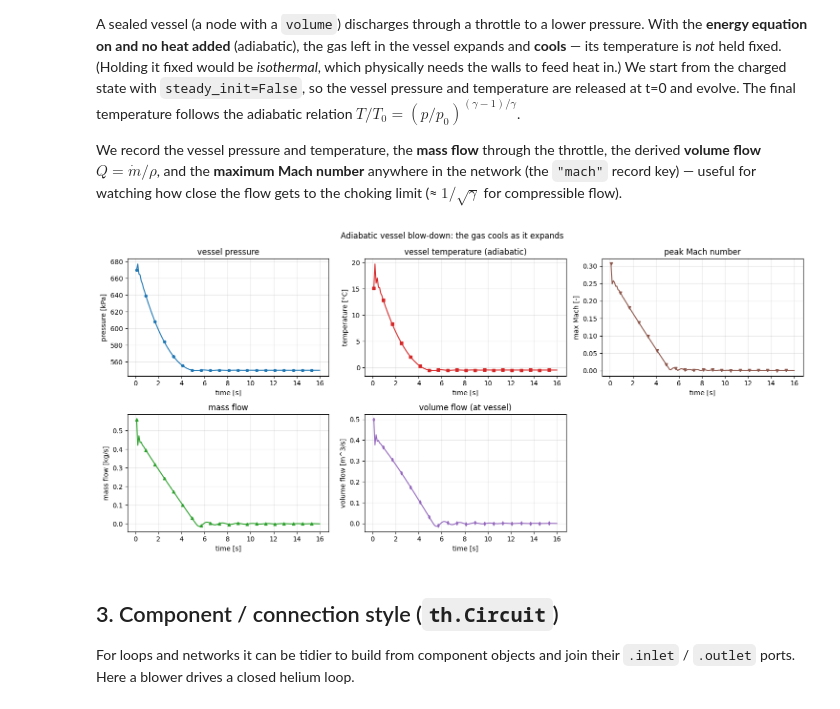
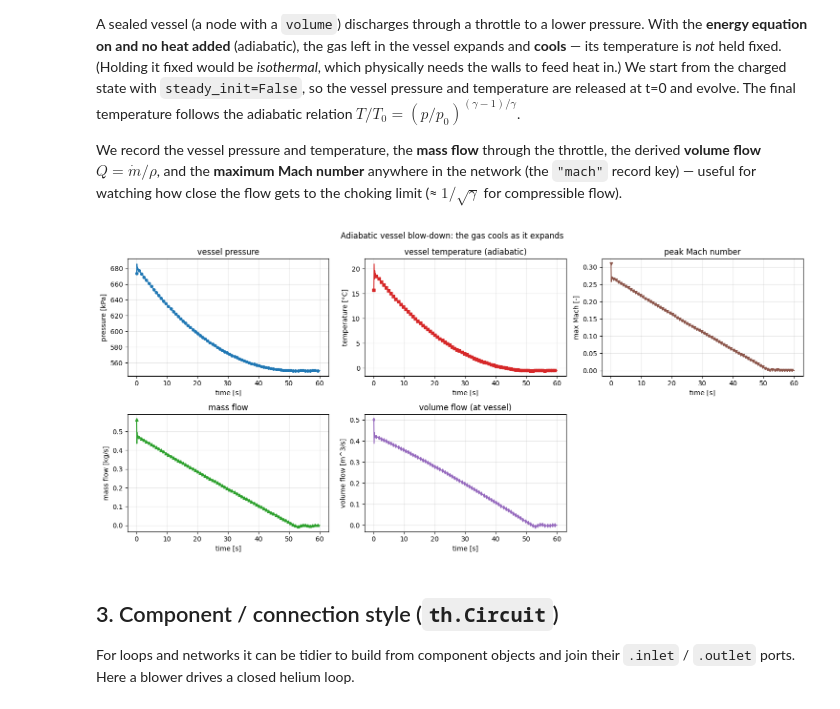
Before and after one commit to markmit1908/OpenTH, a Jupyter notebook: examples/quickstart.ipynb, the cells around one changed output. Drawn from its saved outputs; the diff is of its cells as text; code cells hidden in the pictures.

```diff
--- a/examples/quickstart.ipynb
+++ b/examples/quickstart.ipynb
@@ -67,39 +67,39 @@ import matplotlib.pyplot as plt
 he = th.Fluid("helium")
 m = th.Model(fluid=he)
 m.add_pipe("tank", "out", length=10.0, diameter=0.05, n_cells=2, name="throttle")
-m.set_volume("tank", 8.0)            # m^3 vessel
+m.set_volume("tank", 80.0)            # m^3 vessel
 m.set_initial("tank", p=700e3, T=300.0)   # charged to 700 kPa / 300 K
 m.pressure_boundary("out", p=550e3, T=300.0)   # discharge to 550 kPa
 
 # Adiabatic (solve_energy=True, no heat source), released from the charged state.
-hist = m.run(dt=0.1, duration=16.0,
+hist = m.run(dt=0.1, duration=60.0,
              record=("p:tank", "T:tank", "flow:throttle", "mach"),
              alpha=0.6, relaxation=0.4, solve_energy=True, steady_init=False)
 t = hist["t"]
 mdot = hist["flow:throttle"]                                   # mass flow [kg/s]
 vdot = [md / he.density(p, T)                                  # volume flow [m^3/s]
         for md, p, T in zip(mdot, hist["p:tank"], hist["T:tank"])]
 
 fig, ax = plt.subplots(2, 3, figsize=(15, 7))
 ax[0, 0].plot(t, [p / 1e3 for p in hist["p:tank"]], marker="o", markevery=8, ms=4)
 ax[0, 0].set(xlabel="time [s]", ylabel="pressure [kPa]", title="vessel pressure")
 ax[0, 1].plot(t, [T - 273.15 for T in hist["T:tank"]], marker="s", markevery=8, ms=4, color="C3")
 ax[0, 1].set(xlabel="time [s]", ylabel="temperature [°C]", title="vessel temperature (adiabatic)")
 ax[0, 2].plot(t, hist["mach"], marker="v", markevery=8, ms=4, color="C5")
 ax[0, 2].set(xlabel="time [s]", ylabel="max Mach [-]", title="peak Mach number")
 ax[1, 0].plot(t, mdot, marker="^", markevery=8, ms=4, color="C2")
 ax[1, 0].set(xlabel="time [s]", ylabel="mass flow [kg/s]", title="mass flow")
 ax[1, 1].plot(t, vdot, marker="d", markevery=8, ms=4, color="C4")
 ax[1, 1].set(xlabel="time [s]", ylabel="volume flow [m^3/s]", title="volume flow (at vessel)")
 ax[1, 2].axis("off")
 for a in ax.flat:
     if a.has_data():
         a.grid(True, alpha=0.3)
 fig.suptitle("Adiabatic vessel blow-down: the gas cools as it expands")
 fig.tight_layout()
 plt.show()
 # %% [output]
-[figure, old version]
+[figure, new version]
 # %% [markdown]
 ## 3. Component / connection style (`th.Circuit`)
 
```
